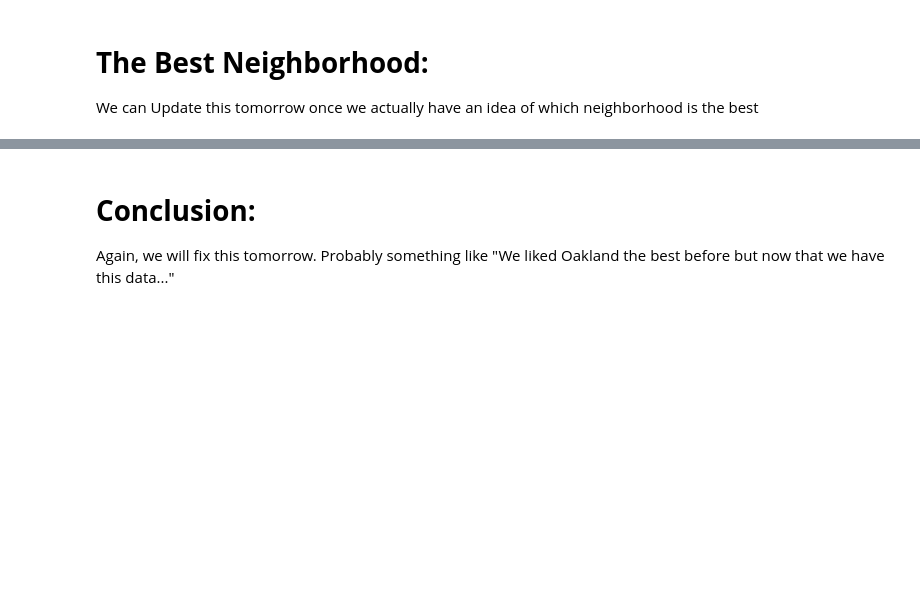
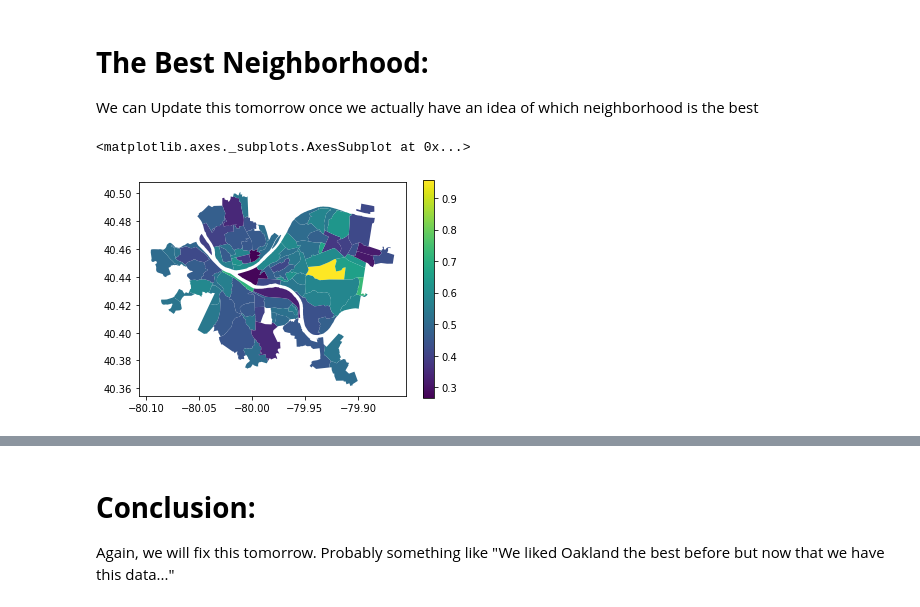
Before and after one commit to jca64/Big-Ideas-Final-Project, a Jupyter notebook: Final-Project.ipynb, the cells around one changed output, grey strips where cells are left out. Cells and saved outputs as stored; diff of their text form; code cells hidden in the pictures; blank space fills up the shorter version.

Commit message:
Consolidated normalized metrics

```diff
--- a/Final-Project.ipynb
+++ b/Final-Project.ipynb
@@ -93,6 +93,7 @@ There were some neighborhoods that had zero arrests reported since 2016. This is
 
 neighborhoodBounds["score"] = 1 - neighborhoodBounds["crimes"] / neighborhoodBounds["crimes"].max()
 
+crime_data = neighborhoodBounds
 neighborhoodBounds.loc[neighborhoodBounds["crimes"] > 0].sort_values("crimes").loc[:, ["hood", "score"]].head(20)
 # %% [output]
 |  | hood | score |
@@ -337,3 +338,4 @@ data['Normalized Income Score'] = listyJ
 ## In descending order, these scores are:
 # %%
 data.sort_values('Normalized Income Score', ascending=False)
+income_data = data
@@ -416,3 +441,31 @@ by_edu_score.head(5)
 # **The Best Neighborhood:**
 
 We can Update this tomorrow once we actually have an idea of which neighborhood is the best
+# %%
+#by_edu_score(hood)["Edu Score"]
+#income_data(Town)["Normalized Income Score"]
+#crime_data(hood)["score"]
+
+# Data reformatting
+new_crime_data = crime_data.rename(columns={"score": "crime_score"})
+new_crime_data.set_index("hood")
+income_data.set_index("Town")
+by_edu_score.set_index("hood")
+
+# Join the score data from the three datasets, filtering out columns we don't need
+final = new_crime_data[["hood", "geometry", "crime_score"]].join(income_data["Normalized Income Score"])
+final = final.join(by_edu_score["Edu Score"])
+
+# Fill in any NaN values (neighborhoods not found in all three datasets) with the mean for that column
+final["crime_score"] = final["crime_score"].fillna(final["crime_score"].mean())
+final["Normalized Income Score"] = final["Normalized Income Score"].fillna(final["Normalized Income Score"].mean())
+final["Edu Score"] = final["Edu Score"].fillna(final["Edu Score"].mean())
+
+# Calculate the total score for each neighborhood by adding the three scores and dividing by 3
+final["total_score"] = (final["crime_score"] + final["Normalized Income Score"] + final["Edu Score"]) / 3
+
+# Plot the neighborhoods by total score
+final.plot(column="total_score", legend=True)
+# %% [output]
+<matplotlib.axes._subplots.AxesSubplot at 0x...>
+[figure, added]
```
Also changed, not shown: parts of 11 cells of this notebook.
